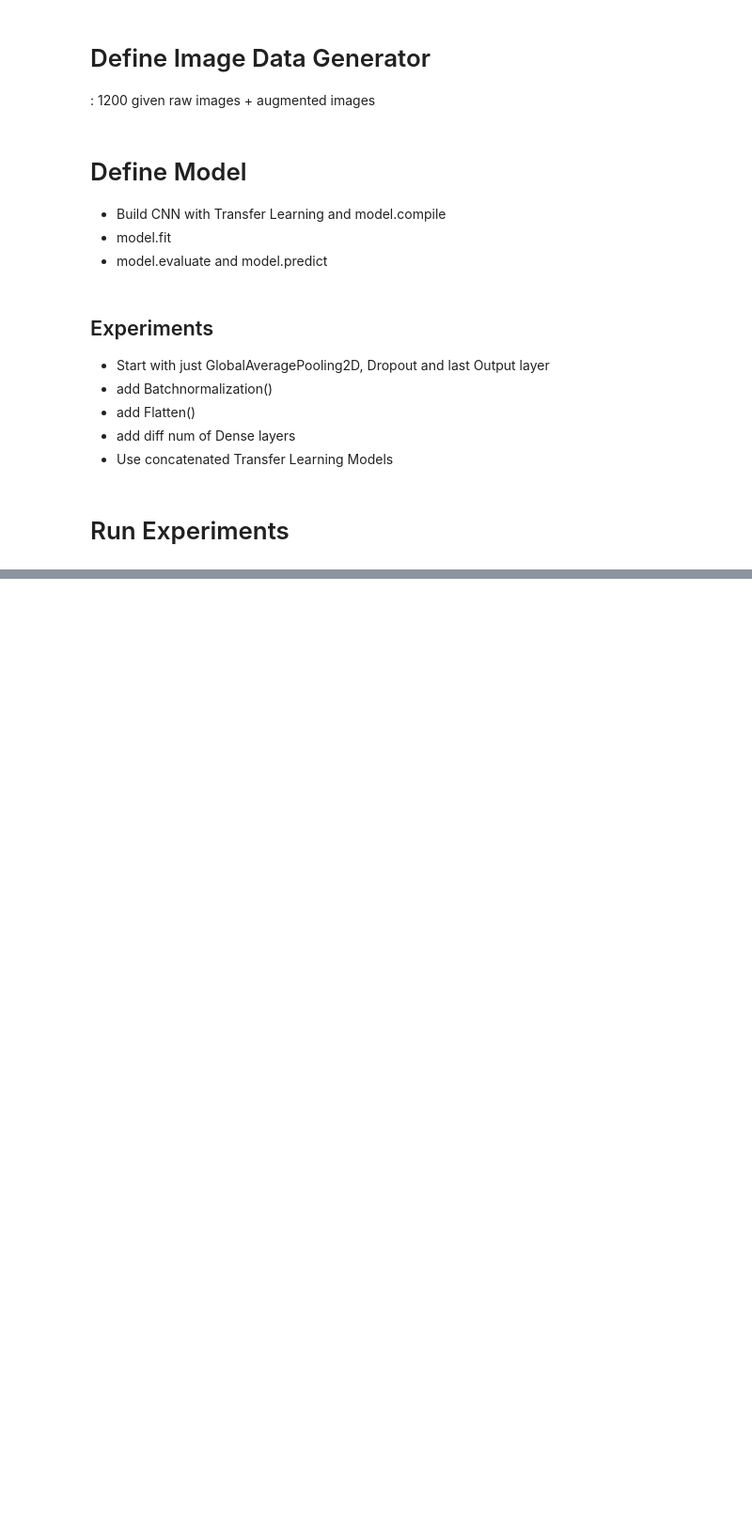
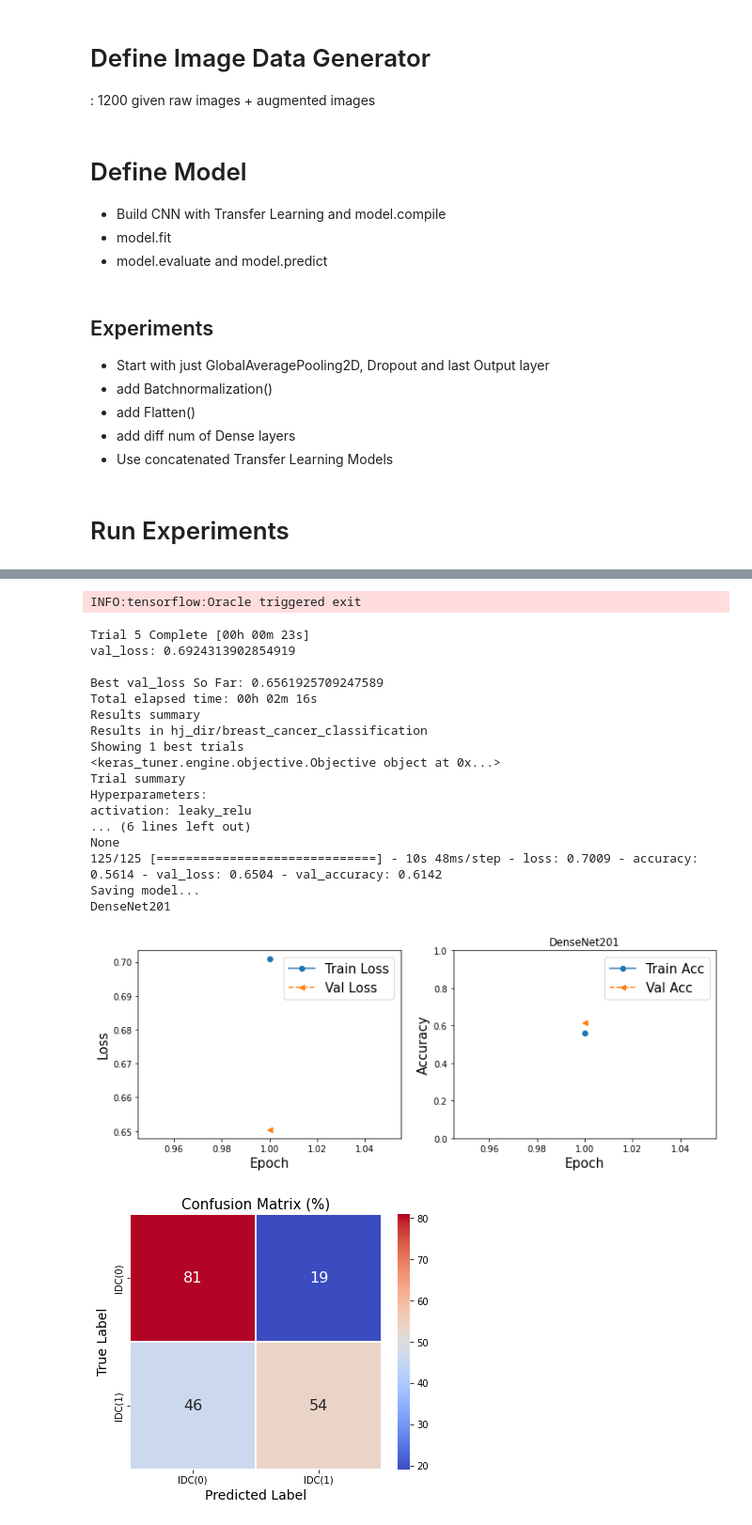
Before and after one commit to heesukjang/W207_AppliedML_Fall2022, a Jupyter notebook: 12_2_1234pm_test_hps_tuning_with_transfer_learning_.ipynb, the cells around one changed output, grey strips where cells are left out. Shown at 94% size. Cells and saved outputs as stored; diff of their text form; code cells hidden in the pictures; blank space fills up the shorter version.

```diff
--- a/12_2_1234pm_test_hps_tuning_with_transfer_learning_.ipynb
+++ b/12_2_1234pm_test_hps_tuning_with_transfer_learning_.ipynb
@@ -567,14 +567,14 @@ def create_gs_files(file_list, dest_dir, ind, brightness_delta=0.3, contrast_fac
           shifted_lu = cv2.warpAffine(img_array_gs, M, (img_array_gs.shape[1], img_array_gs.shape[0]))
           img_array_shifted_ru_gs = img_to_array(shifted_lu)/norm_pixel
           save_img(dest_dir + file_name.split(".")[0] + '_shifted_right_up_gs' + file_extension, img_array_shifted_ru_gs)
-          lst_train_0_gs.append(dest_dir + file_name.split(".")[0] + '_shifted_right_up_gs' + file_extension)
+          lst_train_1_gs.append(dest_dir + file_name.split(".")[0] + '_shifted_right_up_gs' + file_extension)
 
           # # shift the image -7 pixels to the left and 10 pixels down
           M = np.float32([[1, 0, left], [0, 1, down]])
           shifted_rd = cv2.warpAffine(img_array_gs, M, (img_array_gs.shape[1], img_array_gs.shape[0]))
           img_array_shifted_ld_gs = img_to_array(shifted_rd)/norm_pixel
           save_img(dest_dir + file_name.split(".")[0] + '_shifted_left_down_gs' + file_extension, img_array_shifted_ld_gs)
-          lst_train_0_gs.append(dest_dir + file_name.split(".")[0] + '_shifted_left_down_gs' + file_extension)
+          lst_train_1_gs.append(dest_dir + file_name.split(".")[0] + '_shifted_left_down_gs' + file_extension)
 
           # adjust brightness
           bright_img_gs = tf.image.adjust_brightness(img_array_gs, delta=brightness_delta)
@@ -1808,14 +1808,35 @@ Epoch 4/20
 # %%
 perf_summary_densenet201 = experimenting_cnn_with_tl(chosen_model='DenseNet201',
-                                image_size = 50,
-                                max_trials=50,
-                                batch_size=64,
-                                epochs=20,
-                                brightness_delta=random.choice([.1,.3]),
-                                contrast_factor=random.choice([1,3]),
-                                angle=random.choice([10,30]),
-                                right=random.choice([10,15,20]),
-                                up=random.choice([-10,-13,-16]),
-                                left=random.choice([-10,-15,-20]),
-                                down=random.choice([10,13,16]))
+                                                      image_size = 50,
+                                                      max_trials=50
+                                                      batch_size=64,
+                                                      epochs=20,
+                                                      brightness_delta=random.choice([.1,.3]),
+                                                      contrast_factor=random.choice([1,3]),
+                                                      angle=random.choice([10,30]),
+                                                      right=random.choice([10,15,20]),
+                                                      up=random.choice([-10,-13,-16]),
+                                                      left=random.choice([-10,-15,-20]),
+                                                      down=random.choice([10,13,16]))
 perf_summary_densenet201
+# %% [output]
+INFO:tensorflow:Oracle triggered exit
+Trial 5 Complete [00h 00m 23s]
+val_loss: 0.6924313902854919
+
+Best val_loss So Far: 0.6561925709247589
+Total elapsed time: 00h 02m 16s
+Results summary
+Results in hj_dir/breast_cancer_classification
+Showing 1 best trials
+<keras_tuner.engine.objective.Objective object at 0x...>
+Trial summary
+Hyperparameters:
+activation: leaky_relu
+... (6 lines left out)
+None
+125/125 [==============================] - 10s 48ms/step - loss: 0.7009 - accuracy: 0.5614 - val_loss: 0.6504 - val_accuracy: 0.6142
+Saving model...
+DenseNet201
+[figure, added]
+[figure, added]
```
Also changed, not shown: parts of 3 cells of this notebook.
